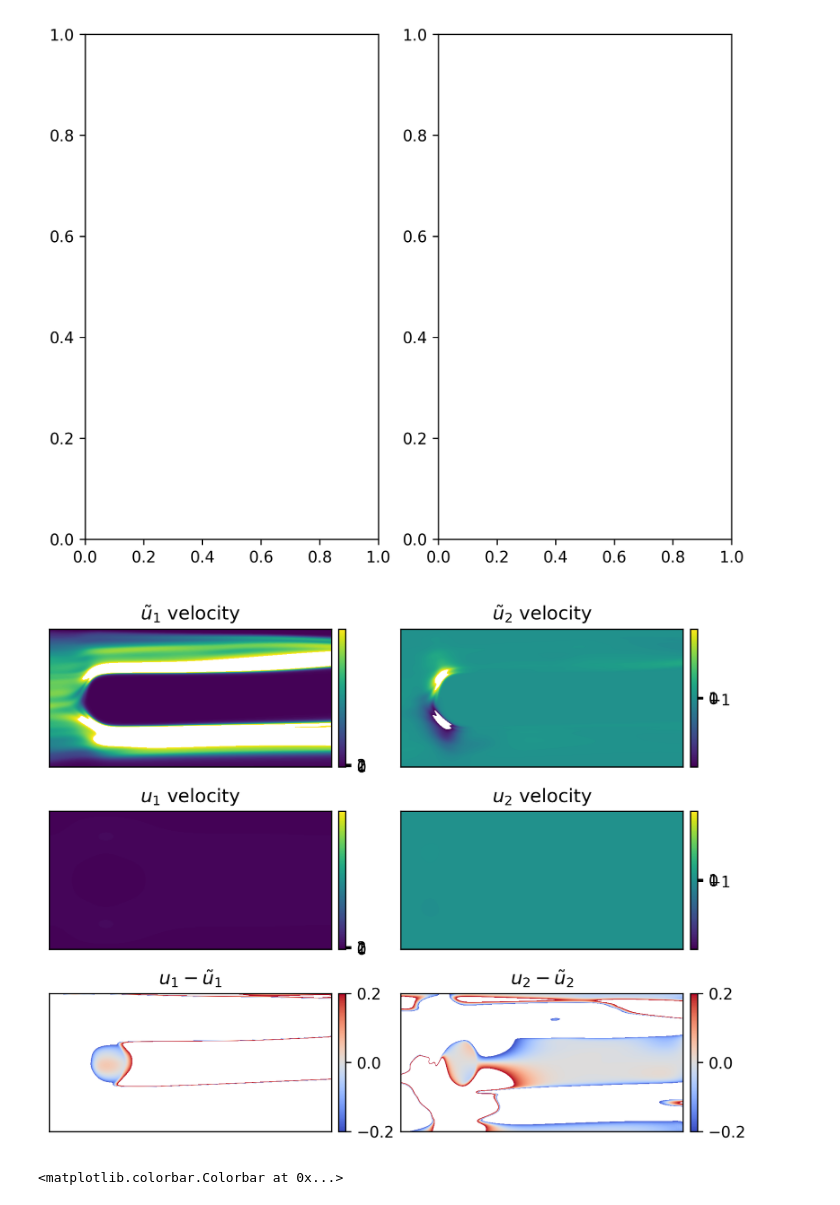
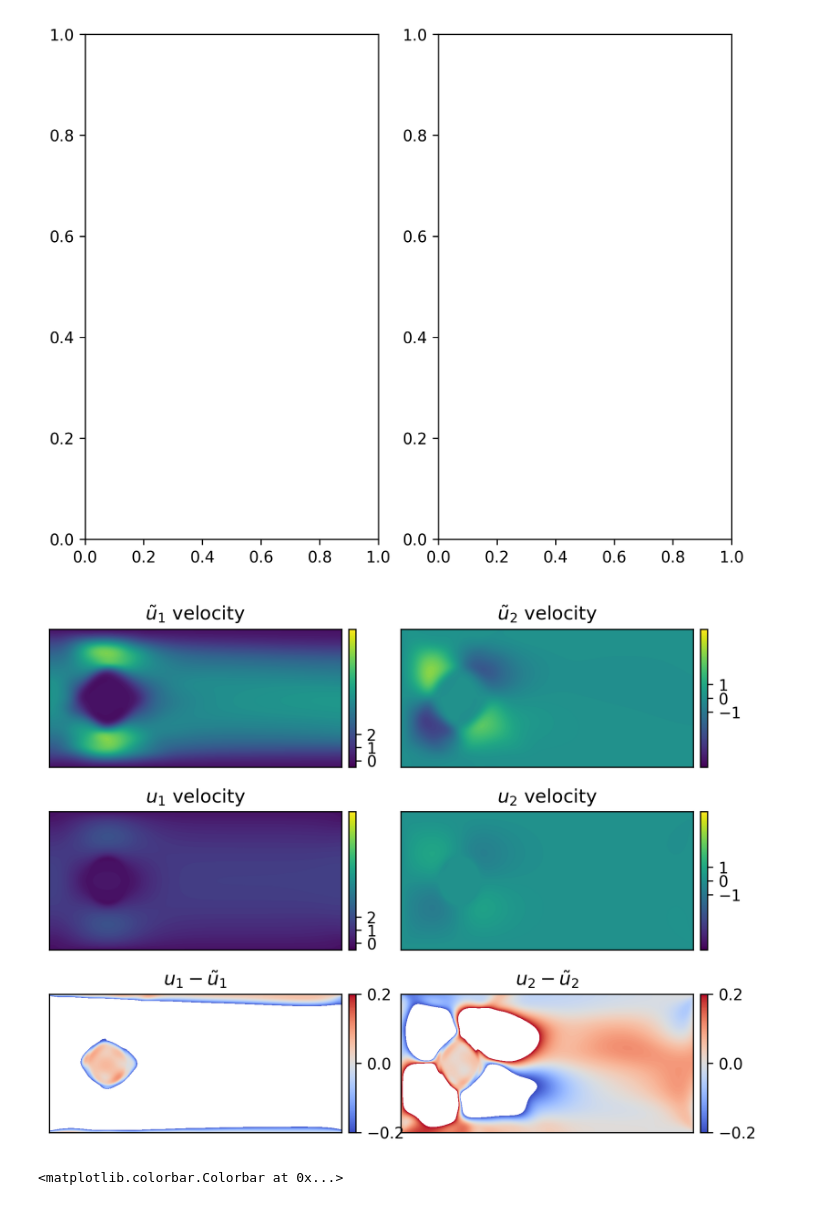
Before and after one commit to mskPark/DRLPDE, a Jupyter notebook: ErrorPlot_JCPexample6.ipynb, the cells around one changed output. Saved outputs shown, nothing was run; the diff lists cells and outputs as text; code cells hidden in the pictures.

Commit message:
Fixed flow past disk test

```diff
--- a/ErrorPlot_JCPexample6.ipynb
+++ b/ErrorPlot_JCPexample6.ipynb
@@ -236,10 +236,10 @@ IndexError: too many indices for array: array is 1-dimensional, but 2 were index
 # %%
 ### Plotting
 
-levels_flow_1 = np.linspace(-0.5, 125, 100)
+levels_flow_1 = np.linspace(-0.5, 10, 100)
 levels_tick_1 = [0,1,2]
 
-levels_flow_2 = np.linspace(-75, 75, 100)
+levels_flow_2 = np.linspace(-5, 5, 100)
 levels_tick_2 = [-1, 0, 1]
 
 error_levels = np.linspace(-0.2, 0.2, 100)
@@ -366,34 +366,34 @@ colorbar4_param = fig.add_axes(
      ax[1,1].get_position().y0,
      0.01,
      ax[1,1].get_position().height])
 colorbar4 = plt.colorbar(contour4, ticks=levels_tick_2, cax = colorbar4_param)
 colorbar4.ax.tick_params(labelsize=10)
 
 ## Plot 5
 
 contour5 = ax[2,1].contourf(x1plot, x2plot, IBM_V - Trained_Vel_V, levels=error_levels, cmap=plt.cm.coolwarm)
 ax[2,1].set_title(r'$u_2 - \tilde{u}_2$')
 
 ax[2,1].tick_params(
     axis='both',
     which='both',
     bottom=False,
     top=False,
     left=False,
     right=False,
     labelbottom=False,
     labelleft=False
 )
 
 colorbar5_param = fig.add_axes(
     [ax[2,1].get_position().x1 + 0.01,
      ax[2,1].get_position().y0,
      0.01,
      ax[2,1].get_position().height])
 colorbar5 = plt.colorbar(contour5, ticks=error_tick, cax = colorbar5_param)
 colorbar5.ax.tick_params(labelsize=10)
 # %% [output]
-[figure, old version]
+[figure, new version]
 # %%
 plt.close('all')
 fig, ax = plt.subplots(nrows=1, ncols=1, figsize=[6.4, 3.0])
```
Also changed, not shown: parts of 2 cells of this notebook, 8 other files.
